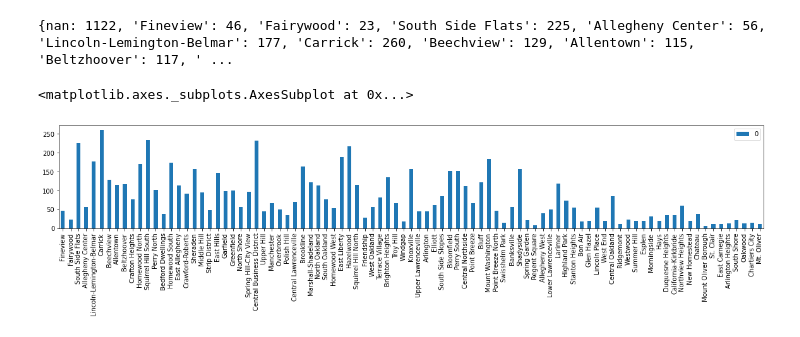
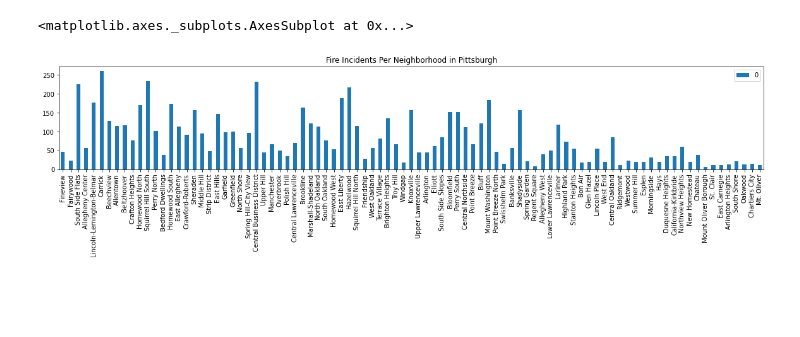
Before and after one commit to MasonGobat/bigIdeasFinalProject, a Jupyter notebook: hoodFires.ipynb, the cells around one changed output. Saved outputs shown, nothing was run; the diff lists cells and outputs as text; code cells hidden in the pictures; blank space fills up the shorter version.

Commit message:
Added another graph and wrote conclusion

```diff
--- a/hoodFires.ipynb
+++ b/hoodFires.ipynb
@@ -7,18 +7,23 @@ The metric I chose to use was the number of fire incidents that have occured in
 # %%
 import pandas as pd
+
+#Sets up dataframe from the file and creates an empty dictionary
 fires = pd.read_csv("data/fires.csv")
 fire_count = {}
+
+#Cycles through the data set and counts the number of fire incidents in each neighborhood.
+#This information is then added to the dictionary
 for index, row in fires.iterrows():
     neighborhood = row['neighborhood']
     if neighborhood in fire_count:
         fire_count[neighborhood] += 1
     elif neighborhood not in fire_count and neighborhood != None:
         fire_count[neighborhood] = 1
-print(fire_count)
+
+#turns the dictionary into a dataframe and creates a basic bar graph
 graph = pd.DataFrame.from_dict(fire_count, orient='index', dtype = None, columns=None)
 graph = graph.iloc[1: , :]
-graph.plot.bar(figsize=(20,3))
+graph.plot.bar(figsize=(20,3), title = "Fire Incidents Per Neighborhood in Pittsburgh")
 # %% [output]
-{nan: 1122, 'Fineview': 46, 'Fairywood': 23, 'South Side Flats': 225, 'Allegheny Center': 56, 'Lincoln-Lemington-Belmar': 177, 'Carrick': 260, 'Beechview': 129, 'Allentown': 115, 'Beltzhoover': 117, ' ...
+<matplotlib.axes._subplots.AxesSubplot at 0x...>
-<matplotlib.axes._subplots.AxesSubplot at 0x...>
-[figure, old version]
+[figure, new version]
```
Also changed, not shown: parts of 5 cells of this notebook, 1 other file.
